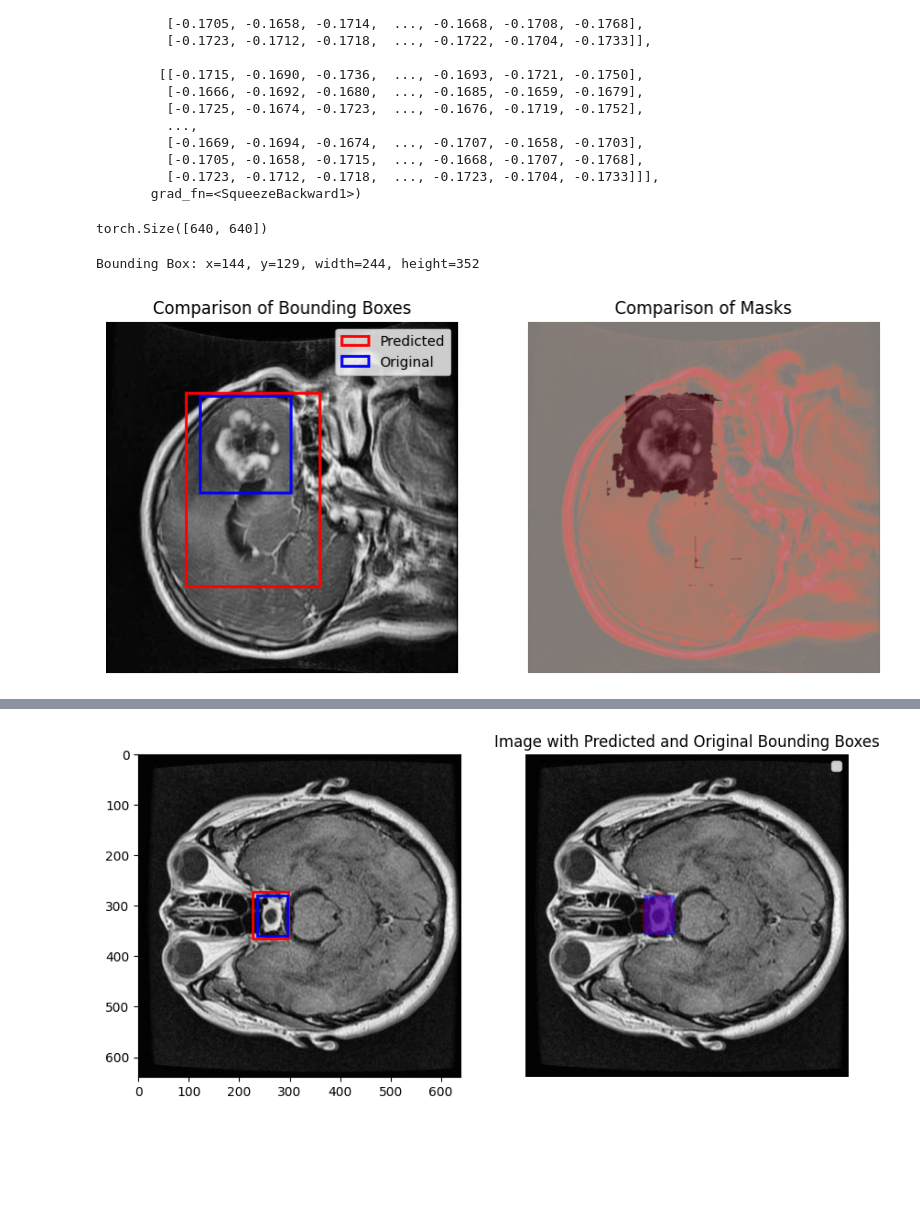
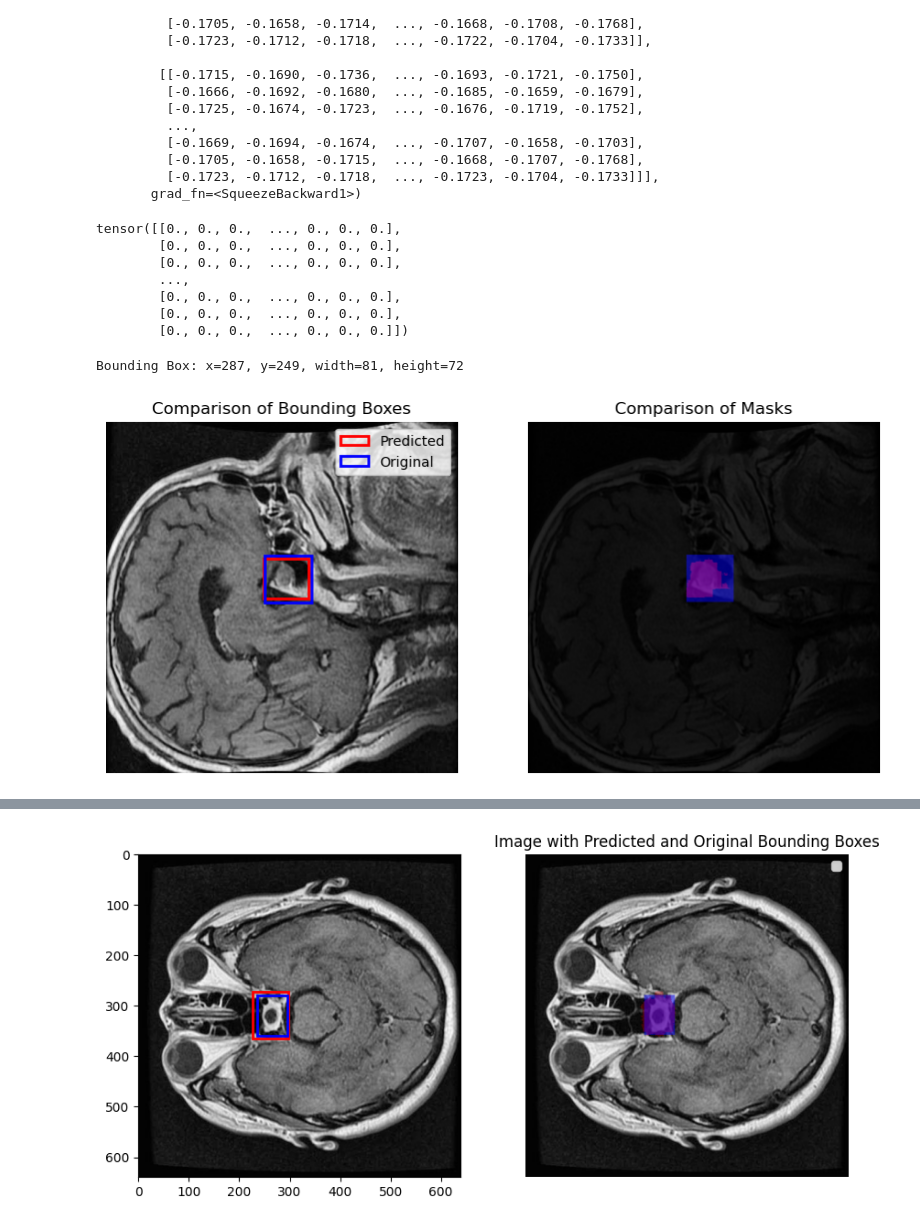
Before and after one commit to HumbertoPotes/BrainTumorDetection, a Jupyter notebook: data_loading.ipynb, the cells around one changed output, grey strips where cells are left out. Drawn from its saved outputs; the diff is of its cells as text; code cells hidden in the pictures; blank space fills up the shorter version.

Commit message:
added tumor classification head to model, custom loss function with weighting

```diff
--- a/data_loading.ipynb
+++ b/data_loading.ipynb
@@ -213,28 +191,34 @@ dataset = load_dataset("dwb2023/brain-tumor-image-dataset-semantic-segmentation"
 train_dataset = BrainTumorDataset(dataset['train'])
 train_loader = DataLoader(train_dataset, batch_size=1, shuffle=True)
 
-for first_image, first_mask in train_loader:
+for first_image, first_mask, first_category in train_loader:
     break
 # %%
 # Load the latest model
-model_path = "logs/model_epoch_49.pth"
+model_path = "logs/model_epoch_30.pth"
 net.load_state_dict(torch.load(model_path))
 net.eval()  # Set the model to evaluation mode
 
 # Make a prediction
 with torch.no_grad():
-    prediction = net(first_image)
+    prediction_mask, prediction_cat = net(first_image)
 
 # Prepare data for visualization
-predicted_masks = prediction.argmax(dim=1).squeeze().cpu().numpy()
+predicted_masks = prediction_mask.argmax(dim=1).squeeze().cpu().numpy()
 image_np = first_image.squeeze().cpu().numpy()
 ground_truth_masks = first_mask.squeeze().cpu().numpy()
 # %%
-probabilities = torch.sigmoid(prediction)
+probabilities = torch.sigmoid(prediction_mask)
 predicted_labels = (probabilities >= 0.5).float()
 predicted_labels.squeeze(0)
 # %% [output]
-torch.Size([640, 640])
+tensor([[0., 0., 0.,  ..., 0., 0., 0.],
+        [0., 0., 0.,  ..., 0., 0., 0.],
+        [0., 0., 0.,  ..., 0., 0., 0.],
+        ...,
+        [0., 0., 0.,  ..., 0., 0., 0.],
+        [0., 0., 0.,  ..., 0., 0., 0.],
+        [0., 0., 0.,  ..., 0., 0., 0.]])
 # %%
 # Convert the predicted labels to a binary mask
 binary_mask = (predicted_labels.squeeze(0).cpu().numpy() > 0).astype(np.uint8)
@@ -245,42 +229,43 @@ x, y, w, h = cv2.boundingRect(binary_mask)
 # Display the bounding box coordinates
 print(f"Bounding Box: x={x}, y={y}, width={w}, height={h}")
 # %% [output]
-Bounding Box: x=144, y=129, width=244, height=352
+Bounding Box: x=287, y=249, width=81, height=72
 # %%
 ### Plot the image with both bounding boxes
 fig, axs = plt.subplots(1, 2, figsize=(10, 10))
 axs[0].imshow(image_np, cmap='gray')
 
 # Plot the predicted bounding box
 # Convert the predicted mask to a binary mask
 pred_binary_mask = (predicted_labels.squeeze(0).cpu().numpy() > 0).astype(np.uint8)
 # Find the bounding box using OpenCV
 x, y, w, h = cv2.boundingRect(pred_binary_mask)
 pred_rect = patches.Rectangle((x, y), w, h, linewidth=2, edgecolor='r', facecolor='none', label='Predicted')
 axs[0].add_patch(pred_rect)
 
 # Repeat process for the original mask
 og_binary_mask = (ground_truth_masks > 0).astype(np.uint8)
 orig_x, orig_y, orig_w, orig_h = cv2.boundingRect(og_binary_mask)
 orig_rect = patches.Rectangle((orig_x, orig_y), orig_w, orig_h, linewidth=2, edgecolor='b', facecolor='none', label='Original')
 axs[0].add_patch(orig_rect)
 axs[0].legend()
 axs[0].set_title("Comparison of Bounding Boxes")
 axs[0].set_axis_off()
 
 ### Visualize the mask instead of the bounding box
 axs[1].imshow(image_np, cmap='gray')
 # Overlay the predicted mask on the image
-overlay = image_np.copy()
-overlay[predicted_labels.squeeze(0).cpu().numpy() > 0] = 1   #
-axs[1].imshow(overlay, alpha=0.5, cmap="Reds", label="Predicted Mask")  # Add transparency to the overlay
+overlay = np.empty((640, 640, 3))
+overlay[predicted_labels.squeeze(0).cpu().numpy() > 0] = [1, 0, 0]
+axs[1].imshow(overlay, alpha=0.7, label="Predicted Mask")  # Add transparency to the overlay
 # original mask
-overlay = image_np.copy()
+overlay = np.empty((640, 640, 3))
+overlay[ground_truth_masks > 0] = [0, 0, 1]
 #overlay[ground_truth_masks > 0] = 1
-#axs[1].imshow(overlay, alpha=0.5, cmap="Blues", label="Original Mask")  # Add transparency to the overlay
+axs[1].imshow(overlay, alpha=0.5, label="Original Mask")  # Add transparency to the overlay
 
 axs[1].set_title("Comparison of Masks")
 plt.axis('off')
 plt.show()
 # %% [output]
-[figure, old version]
+[figure, new version]
```
Also changed, not shown: parts of 3 cells of this notebook, 3 other files.
